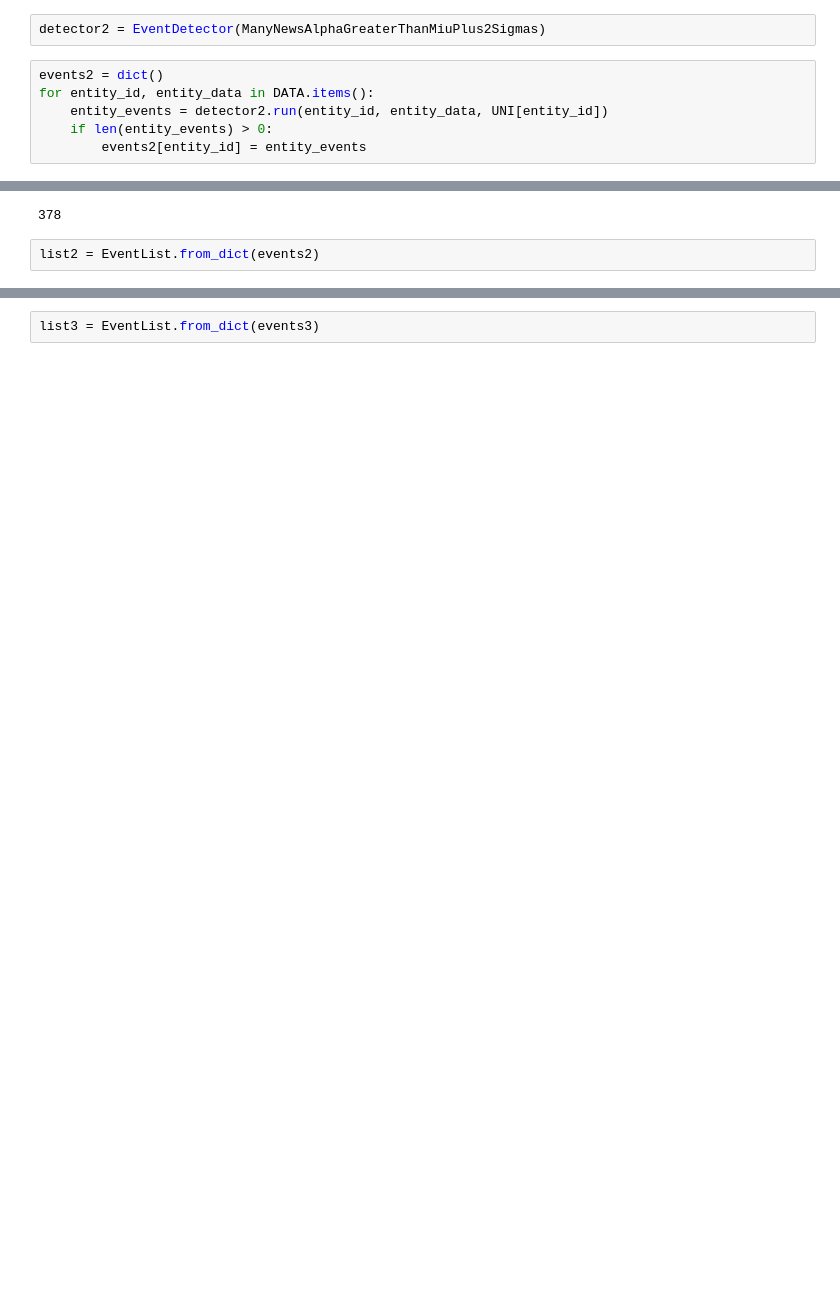
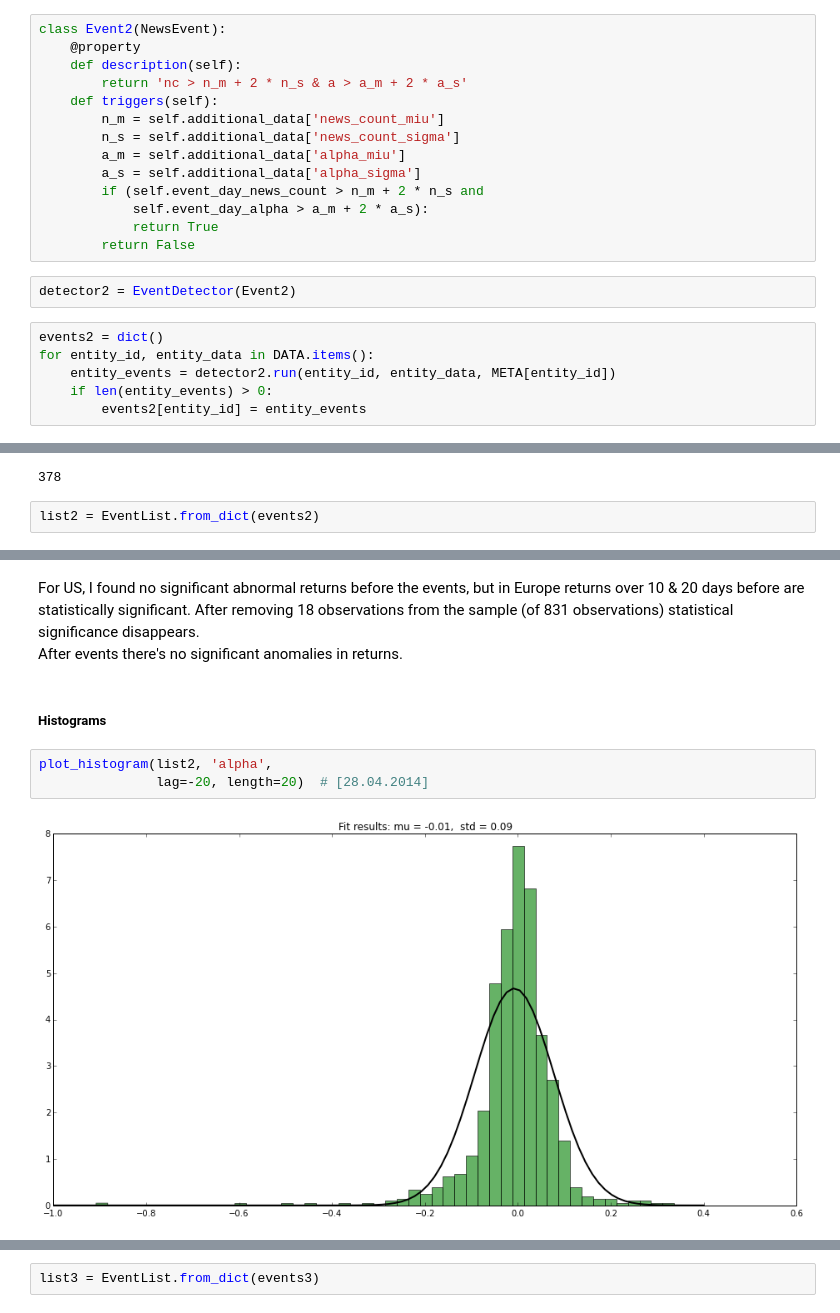
Before and after one commit to matwrob/blvresearch, a Jupyter notebook: cases/bad_news/0002 - basic events for CH, DE, FR, GB [08.04.2014].ipynb, the cells around one changed output, grey strips where cells are left out. Drawn from its saved outputs; the diff is of its cells as text; blank space fills up the shorter version.

```diff
--- a/cases/bad_news/0002 - basic events for CH, DE, FR, GB [08.04.2014].ipynb
+++ b/cases/bad_news/0002 - basic events for CH, DE, FR, GB [08.04.2014].ipynb
@@ -103,9 +193,23 @@ class ManyNewsAlphaGreaterThanMiuPlus2Sigmas(NewsEvent):
+# %%
+class Event2(NewsEvent):
+    @property
+    def description(self):
+        return 'nc > n_m + 2 * n_s & a > a_m + 2 * a_s'
+    def triggers(self):
+        n_m = self.additional_data['news_count_miu']
+        n_s = self.additional_data['news_count_sigma']
+        a_m = self.additional_data['alpha_miu']
+        a_s = self.additional_data['alpha_sigma']
+        if (self.event_day_news_count > n_m + 2 * n_s and
+            self.event_day_alpha > a_m + 2 * a_s):
+            return True
+        return False
 # %%
-detector2 = EventDetector(ManyNewsAlphaGreaterThanMiuPlus2Sigmas)
+detector2 = EventDetector(Event2)
 # %%
 events2 = dict()
 for entity_id, entity_data in DATA.items():
-    entity_events = detector2.run(entity_id, entity_data, UNI[entity_id])
+    entity_events = detector2.run(entity_id, entity_data, META[entity_id])
     if len(entity_events) > 0:
         events2[entity_id] = entity_events
 # %%
@@ -134,0 +248,10 @@ np.mean([e.concat_data.series_after('alpha', lag=0, length=1) for e in list2])
+# %% [markdown]
+For US, I found no significant abnormal returns before the events, but in Europe returns over 10 & 20 days before are statistically significant. After removing 18 observations from the sample (of 831 observations) statistical significance disappears.
+After events there's no significant anomalies in returns.
+# %% [markdown]
+##### Histograms
+# %%
+plot_histogram(list2, 'alpha',
+               lag=-20, length=20)  # [28.04.2014]
+# %% [output]
+[figure, added]
```
Also changed, not shown: parts of 146 cells of this notebook.
